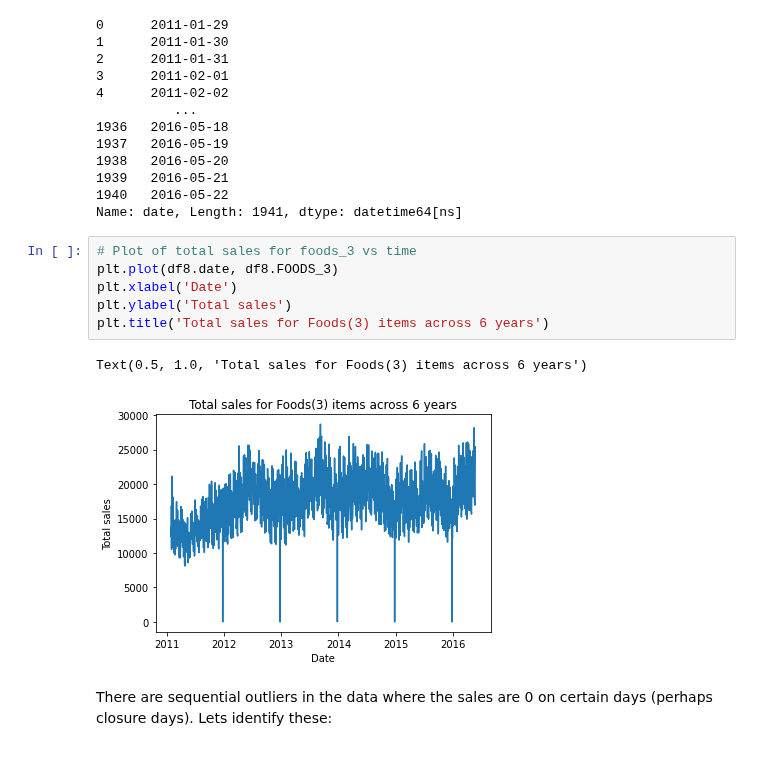
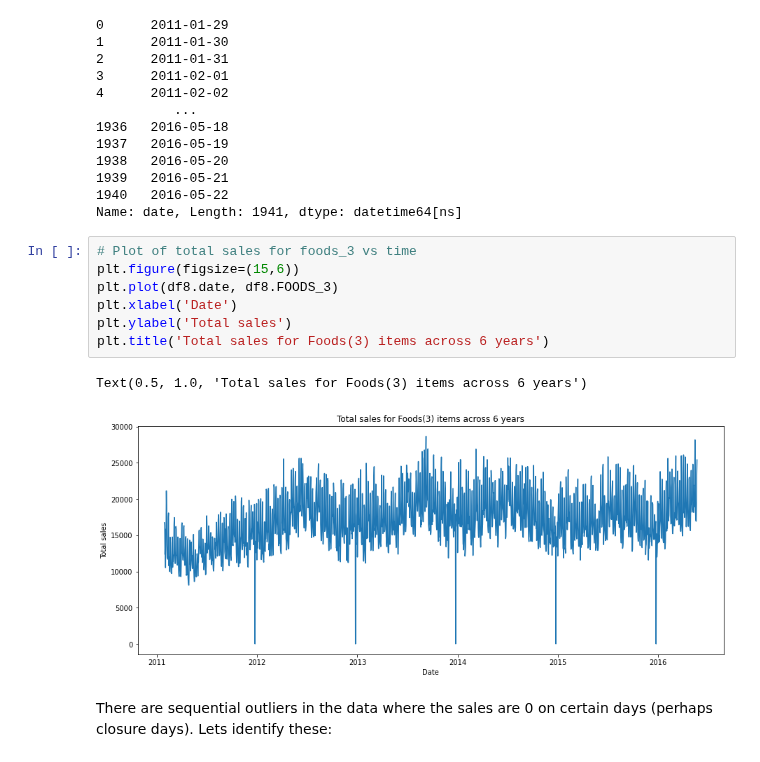
Before and after one commit to sithankanna/hts-forecast, a Jupyter notebook: notebooks/002-EK-EDA.ipynb, the cells around one changed output. Cells and saved outputs as stored; diff of their text form.

```diff
--- a/notebooks/002-EK-EDA.ipynb
+++ b/notebooks/002-EK-EDA.ipynb
@@ -195,12 +202,13 @@ df8.date
 Name: date, Length: 1941, dtype: datetime64[ns]
 # %%
 # Plot of total sales for foods_3 vs time
+plt.figure(figsize=(15,6))
 plt.plot(df8.date, df8.FOODS_3)
 plt.xlabel('Date')
 plt.ylabel('Total sales')
 plt.title('Total sales for Foods(3) items across 6 years')
 # %% [output]
 Text(0.5, 1.0, 'Total sales for Foods(3) items across 6 years')
-[figure, old version]
+[figure, new version]
 # %% [markdown]
 There are sequential outliers in the data where the sales are 0 on certain days (perhaps closure days). Lets identify these:
```
Also changed, not shown: parts of 5 cells of this notebook.
